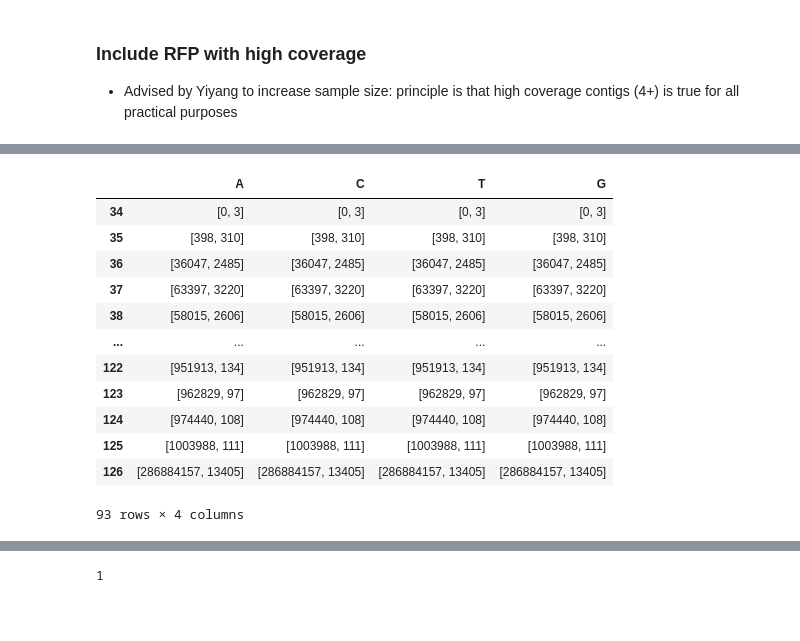
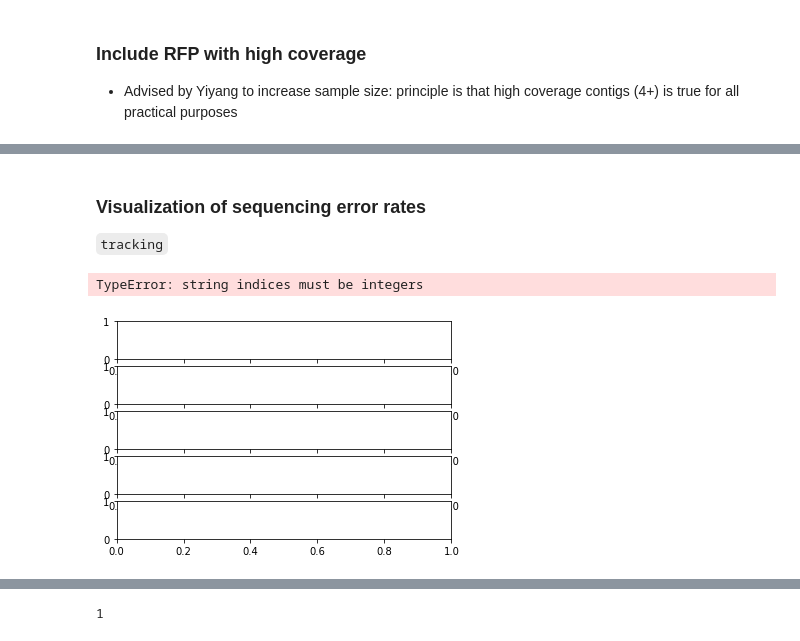
Before and after one commit to Davidebear/mutalib, a Jupyter notebook: tracking.ipynb, the cells around one changed output, grey strips where cells are left out. Cells and saved outputs as stored; diff of their text form; code cells hidden in the pictures; blank space fills up the shorter version.

Commit message:
indel snp separation

```diff
--- a/EM copy.ipynb
+++ b/tracking.ipynb
@@ -126,5 +217,3 @@ def nuc_sandwich(read, idx):
 
 # with open('pickle/raw_rfp.pickle', 'wb') as f:
 #     pickle.dump(rfp_list, f)
-# %%
-tracking = pickle.load( open('pickle/v2TrackingwRFP.pickle', 'rb'))
@@ -369,7 +477,7 @@ cond_error
 # %%
 import pickle
-with open('pickle/raw_cond_error.pickle', 'wb') as f:
-    pickle.dump(conditional_error, f)
+with open('pickle/v3Tracking.pickle', 'wb') as f:
+    pickle.dump(qscore_test, f)
 # %% [markdown]
 ### Include RFP with high coverage
 - Advised by Yiyang to increase sample size: principle is that high coverage contigs (4+) is true for all practical purposes
@@ -416,0 +616,6 @@ for rfp in rfp_list[::500]:
+# %%
+import pickle
+with open('pickle/v1TrackingIndels.pickle', 'wb') as f:
+    pickle.dump(indels, f)
+with open('pickle/v1TrackingSnips.pickle', 'wb') as f:
+    pickle.dump(snips, f)
@@ -417,3 +676,44 @@ for rfp in rfp_list[::500]:
+# %% [markdown]
+### Visualization of sequencing error rates
+`tracking`
+# %%
+
+import matplotlib.pyplot as plt
+import numpy as np
+raw_x = [i for i in np.arange(33, 127)]
+
+fig, axs = plt.subplots(5, 1)
+
+for indx, test in enumerate(qscore_test):
+
+    to_plot = {'A' : [], 'C' : [], 'G' : [], 'T' : [], '-': []}
+    for n in ['A', 'C', 'G', 'T', '-']:
+        raw_y = []
+        focus = test[n]
+        for i in focus.keys():
+            stats = focus.get(i)
+            total = sum(stats)
+            wrong = sum(stats[1:])
+            if total == 0:
+                raw_y.append(0)
+            else: raw_y.append(wrong/total)
+        to_plot[n] = raw_y
+    for nuc in list(to_plot.keys()):
+        focus = to_plot[nuc]
+        for n, num in enumerate(focus):
+            focus[n] = 33 - (10 * np.log10(num))
+    for nuc in list(to_plot.keys()):
+        axs[indx].scatter(raw_x, to_plot[nuc], marker='x')
+# plt.plot(raw_x, (pd.DataFrame(to_plot).mean(axis=1).values), color='k', label="mean")
+
+plt.plot(np.arange(33, 127), np.arange(33, 127), color='k')
+
+plt.title('Observed Sequencing Error Rates', fontsize=20)
+plt.xlabel('Phred Q Score', fontsize=15)
+plt.ylabel('Observed Q Score', fontsize=15)
+# %% [output]
+TypeError: string indices must be integers
+[figure, added]
 # %%
 red_counter = dict(zip(['A', 'C', 'T', 'G'], [{i : [0,0] for i in np.arange(34, 127)}]*5))
 
@@ -441,21 +741,3 @@ for rfp in rfp_list:
                         red_counter[chr_tnuc][qscore][0] += 1
                     else:
                         red_counter[chr_tnuc][qscore][1] += 1
-# %%
-test = pd.DataFrame(red_counter)
-test
-# test.applymap(lambda x: x[1] / (x[0]+x[1]))
-# %% [output]
-|  | A | C | T | G |
-| 34 | [0, 3] | [0, 3] | [0, 3] | [0, 3] |
-| 35 | [398, 310] | [398, 310] | [398, 310] | [398, 310] |
-| 36 | [36047, 2485] | [36047, 2485] | [36047, 2485] | [36047, 2485] |
-| 37 | [63397, 3220] | [63397, 3220] | [63397, 3220] | [63397, 3220] |
-| 38 | [58015, 2606] | [58015, 2606] | [58015, 2606] | [58015, 2606] |
-| ... | ... | ... | ... | ... |
-| 122 | [951913, 134] | [951913, 134] | [951913, 134] | [951913, 134] |
-| 123 | [962829, 97] | [962829, 97] | [962829, 97] | [962829, 97] |
-| 124 | [974440, 108] | [974440, 108] | [974440, 108] | [974440, 108] |
-| 125 | [1003988, 111] | [1003988, 111] | [1003988, 111] | [1003988, 111] |
-| 126 | [286884157, 13405] | [286884157, 13405] | [286884157, 13405] | [286884157, 13405] |
-93 rows × 4 columns
```
Also changed, not shown: parts of 26 cells of this notebook, 2 other files.
